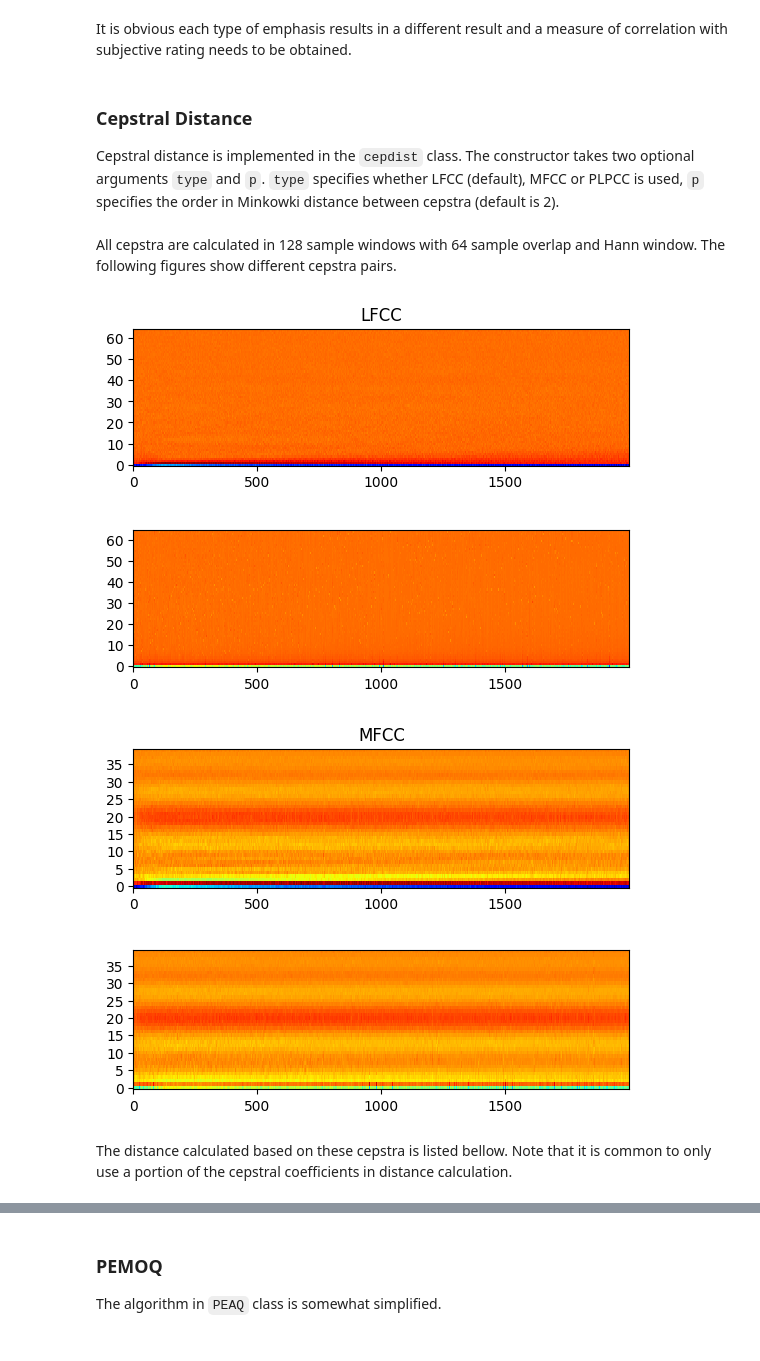
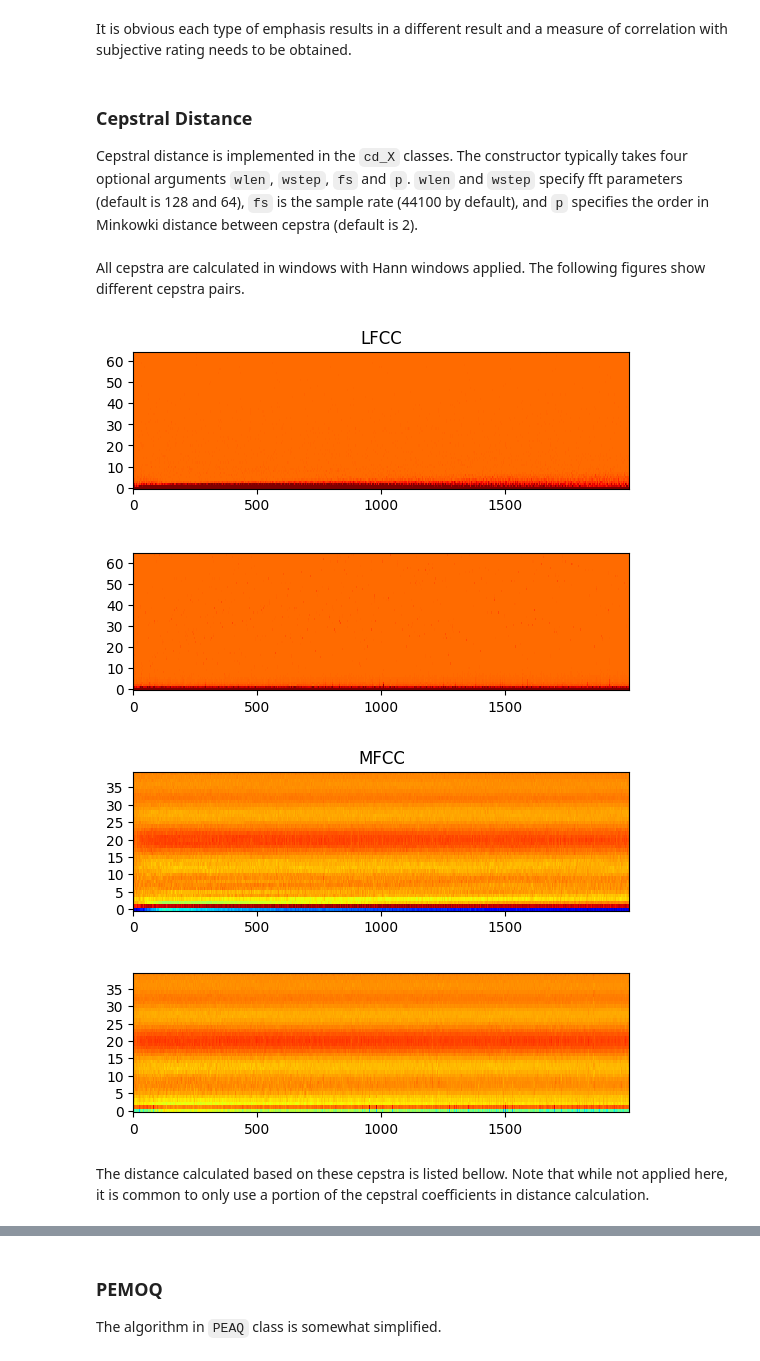
Before and after one commit to Mhuzvar/percloss, a Jupyter notebook: notes.ipynb, the cells around one changed output, grey strips where cells are left out. Drawn from its saved outputs; the diff is of its cells as text; code cells hidden in the pictures.

```diff
--- a/notes.ipynb
+++ b/notes.ipynb
@@ -280,10 +284,10 @@ a1[0].legend()
 a1[0].set_title('First Order High Pass')
 a1[1].plot(t, np.squeeze(insig.to('cpu').detach().numpy()),   label='original')
 a1[1].plot(t, np.squeeze(msee1.preem(insig).to('cpu').detach().numpy()), label='emphasized')
-a1[1].set_title('A-weight Approximation from Online Source')
+a1[1].set_title('Folded differentiator')
 a1[2].plot(t, np.squeeze(insig.to('cpu').detach().numpy()),   label='original')
 a1[2].plot(t, np.squeeze(msee2.preem(insig).to('cpu').detach().numpy()), label='emphasized')
-a1[2].set_title('Approximation from ITU_R BS.468')
+a1[2].set_title('FIR approx. of A-curve + LP')
 for i in range(3):
     a1[i].axis([0.18,0.22,-0.75,0.75])
     a1[i].grid()
@@ -306,45 +310,45 @@ It is obvious each type of emphasis results in a different result and a measure
 # %% [markdown]
 ### Cepstral Distance
 
-Cepstral distance is implemented in the `cepdist` class.
-The constructor takes two optional arguments `type` and `p`.
-`type` specifies whether LFCC (default), MFCC or PLPCC is used, `p` specifies the order in Minkowki distance between cepstra (default is 2).
+Cepstral distance is implemented in the `cd_X` classes.
+The constructor typically takes four optional arguments `wlen`, `wstep`, `fs` and `p`.
+`wlen` and `wstep` specify fft parameters (default is 128 and 64), `fs` is the sample rate (44100 by default), and `p` specifies the order in Minkowki distance between cepstra (default is 2).
 # %%
-lcd = pl.cepdist(mode='linear') # linear frequency cepstral coefficients
-mcd = pl.cepdist(mode='mel')    # mel frequency cc
-pcd = pl.cepdist(mode='plp')    # PLPCC
+lcd = pl.cd_lfcc() # linear frequency cepstral coefficients
+mcd = pl.cd_mfcc()    # mel frequency cc
+#pcd = pl.cepdist(mode='plp')    # PLPCC
 # %% [markdown]
-All cepstra are calculated in 128 sample windows with 64 sample overlap and Hann window.
+All cepstra are calculated in windows with Hann windows applied.
 The following figures show different cepstra pairs.
 # %%
 lfcc_insig = lcd.cep(insig)
 lfcc_distsig = lcd.cep(distsig)
 
-mfcc_insig = mcd.cep(insig)
-mfcc_distsig = mcd.cep(distsig)
+mfcc_insig = mcd.mfcc(insig)
+mfcc_distsig = mcd.mfcc(distsig)
 
 f1, a1 = plt.subplots(2,1)
 a1[0].matshow(np.squeeze(lfcc_insig[:,:,0:2000].to('cpu').detach().numpy(force=True)),
               aspect='8.5', vmin=-16.2, vmax=4.2, origin='lower', cmap='jet')
 a1[1].matshow(np.squeeze(lfcc_distsig[:,:,0:2000].to('cpu').detach().numpy(force=True)),
               aspect='8.5', vmin=-16.2, vmax=4.2, origin='lower', cmap='jet')
 a1[0].set_title('LFCC')
 f2, a2 = plt.subplots(2,1)
 a2[0].matshow(np.squeeze(mfcc_insig[:,:,0:2000].to('cpu').detach().numpy(force=True)),
               aspect='14.0', vmin=-344, vmax=103, origin='lower', cmap='jet')
 a2[1].matshow(np.squeeze(mfcc_distsig[:,:,0:2000].to('cpu').detach().numpy(force=True)),
               aspect='14.0', vmin=-344, vmax=103, origin='lower', cmap='jet')
 a2[0].set_title('MFCC')
 for j in range(2):
     for i in range(2):
         eval(f'a{j+1}[{i}].tick_params(top=False, labeltop=False, bottom=True, labelbottom=True)')
 plt.show()
 # %% [output]
-[figure, old version]
+[figure, new version]
 [figure]
 # %% [markdown]
 The distance calculated based on these cepstra is listed bellow.
-Note that it is common to only use a portion of the cepstral coefficients in distance calculation.
+Note that while not applied here, it is common to only use a portion of the cepstral coefficients in distance calculation.
 # %%
 print(f'LFCC cdist: {lcd(distsig, insig)}')
 print(f'MFCC cdist: {mcd(distsig, insig)}')
```
Also changed, not shown: parts of 7 cells of this notebook, 1 other file.
